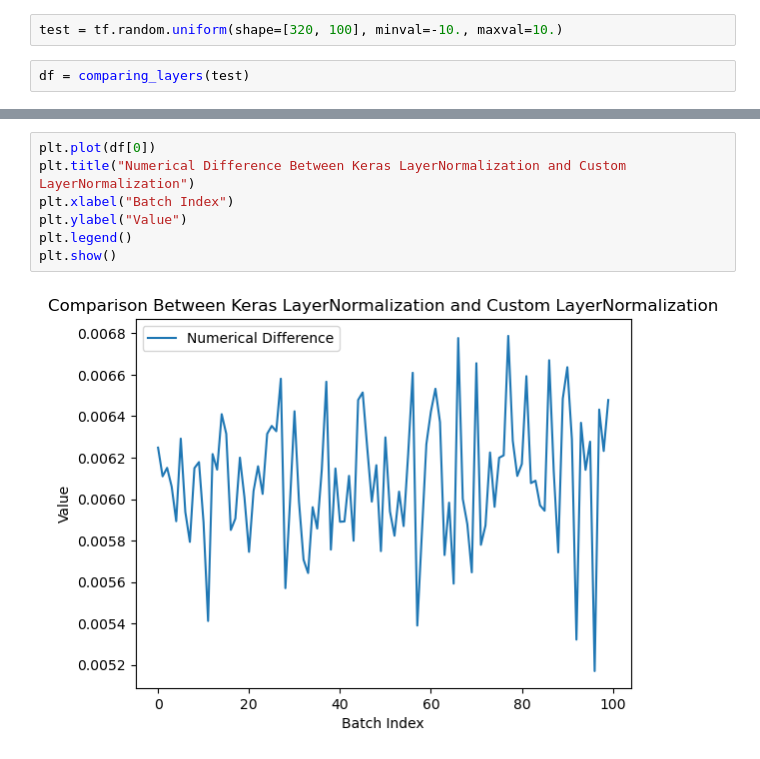
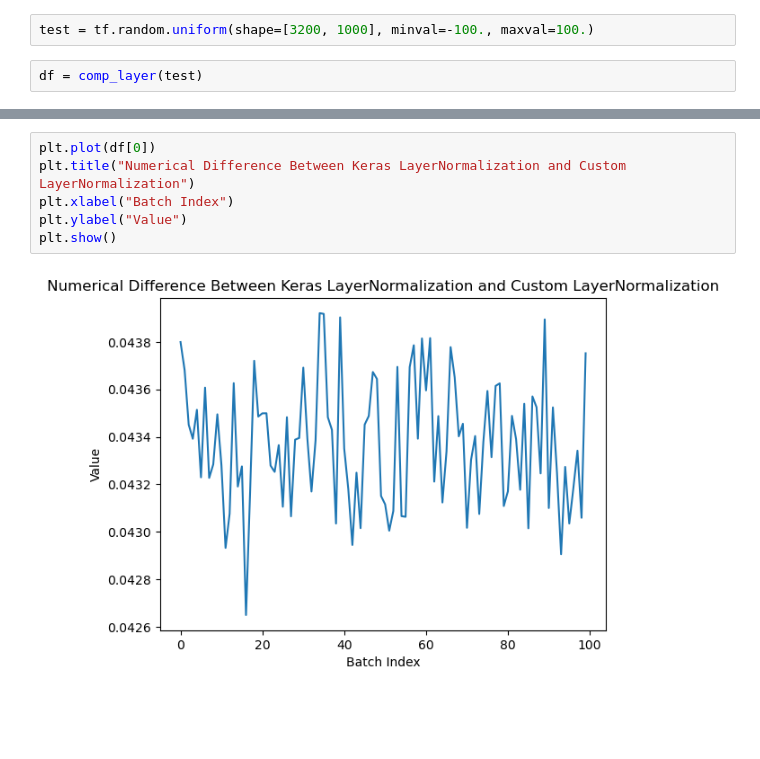
Before and after one commit to gw3ntd/ml2_proj2, a Jupyter notebook: comparing_layers.ipynb, the cells around one changed output, grey strips where cells are left out. Drawn from its saved outputs; the diff is of its cells as text; blank space fills up the shorter version.

```diff
--- a/comparing_layers.ipynb
+++ b/comparing_layers.ipynb
@@ -85,6 +9,6 @@ def comparing_layers(tensor, batch_size=32):
 # %%
-test = tf.random.uniform(shape=[320, 100], minval=-10., maxval=10.)
+test = tf.random.uniform(shape=[3200, 1000], minval=-100., maxval=100.)
 # %%
-df = comparing_layers(test)
+df = comp_layer(test)
 # %%
 df[0]
@@ -113,12 +26,11 @@ plt.show()
 # %%
 plt.plot(df[0])
 plt.title("Numerical Difference Between Keras LayerNormalization and Custom LayerNormalization")
 plt.xlabel("Batch Index")
 plt.ylabel("Value")
-plt.legend()
 plt.show()
 # %% [output]
-[figure, old version]
+[figure, new version]
 # %%
 plt.plot(df[1], color='orange')
 plt.title("L2 Norm of Difference Between Keras LayerNormalization and Custom LayerNormalization")
```
Also changed, not shown: parts of 8 cells of this notebook, 4 other files.
